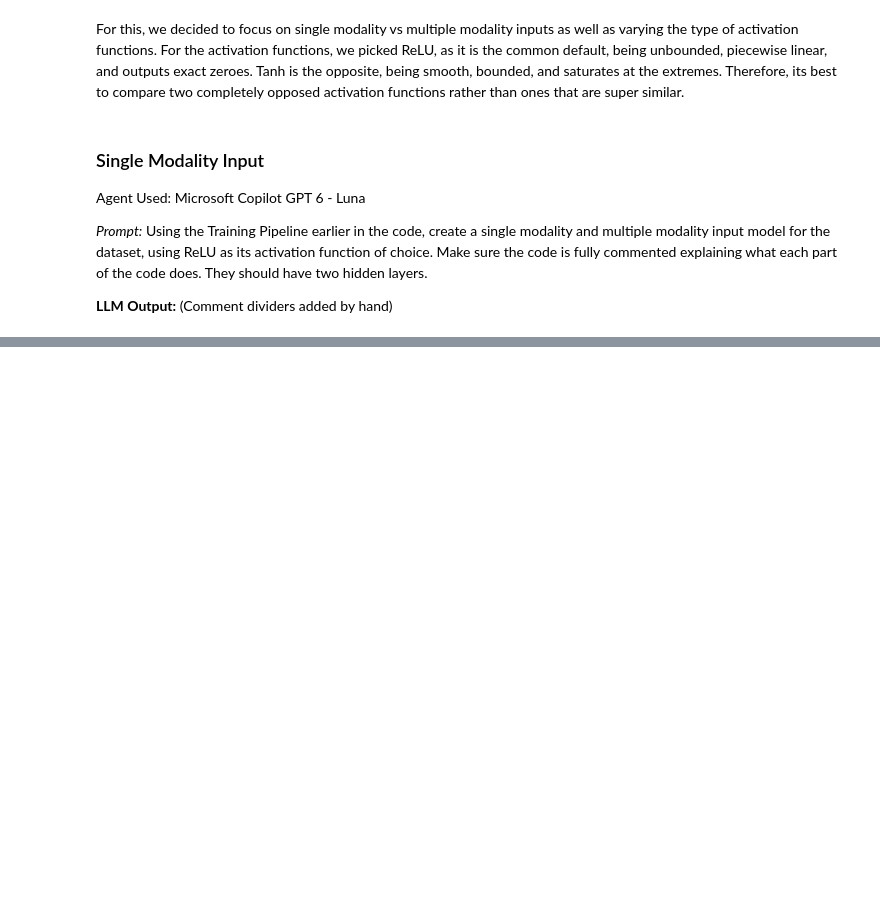
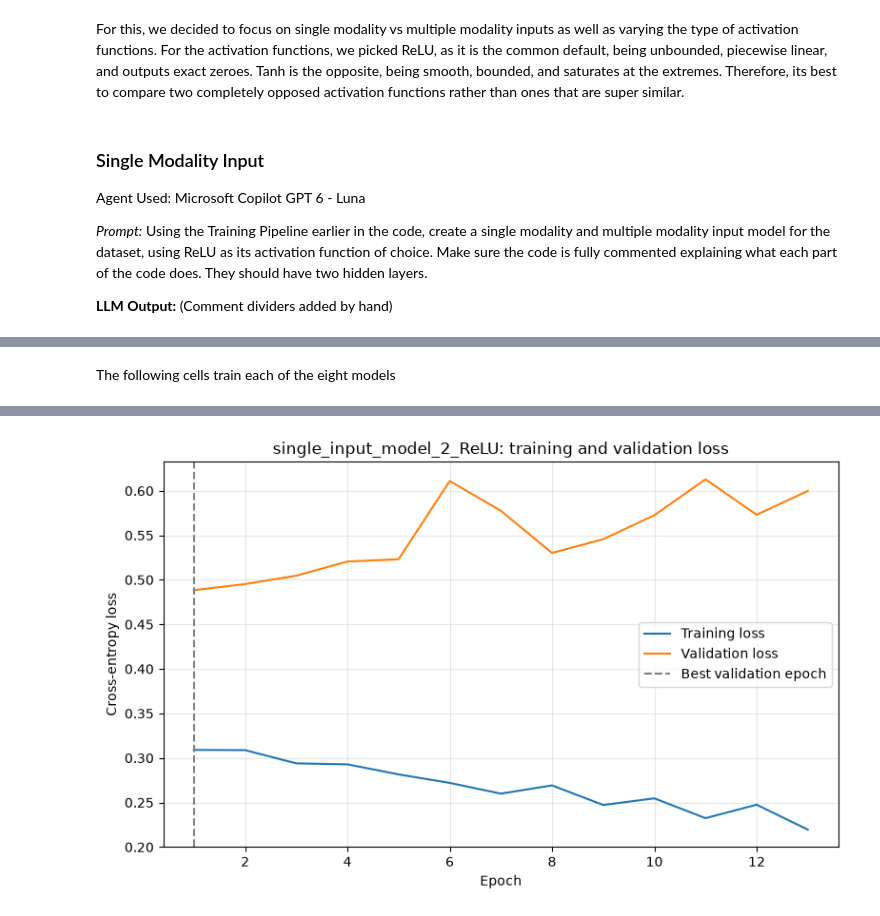
Before and after one commit to Lu-Rin-e/CS5324-Machine-Learning-Labs, a Jupyter notebook: Lab3.ipynb, the cells around one changed output, grey strips where cells are left out. Saved outputs shown, nothing was run; the diff lists cells and outputs as text; code cells hidden in the pictures; blank space fills up the shorter version.

Commit message:
Training and optimizing

```diff
--- a/Lab3.ipynb
+++ b/Lab3.ipynb
@@ -790,0 +1239,11 @@ AttributeError: 'MultiModalAnimeModel2Tanh' object has no attribute 'fusion_relu
+# %% [markdown]
+The following cells train each of the eight models
+# %%
+# Train single_input_model_2_ReLU to convergence
+single_input_model_2_ReLU, single_input_model_2_ReLU_history = fit_to_convergence(
+    single_input_model_2_ReLU,
+    train_dataset_single,
+    val_dataset_single,
+    "single_input_model_2_ReLU",
+)
+# %% [output]
@@ -790,0 +1265 @@ AttributeError: 'MultiModalAnimeModel2Tanh' object has no attribute 'fusion_relu
+[figure, added]
```
Also changed, not shown: parts of 23 cells of this notebook.
